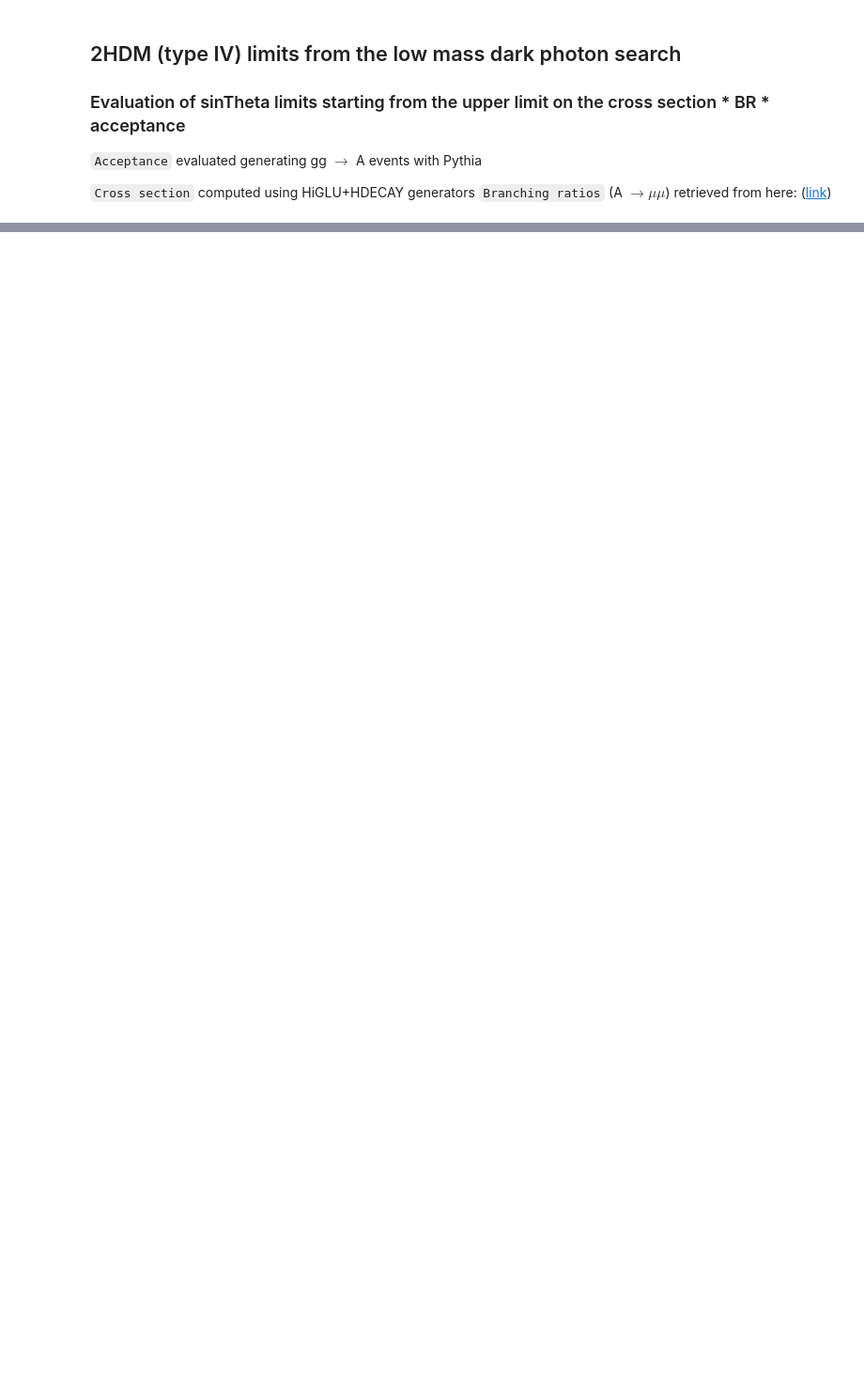
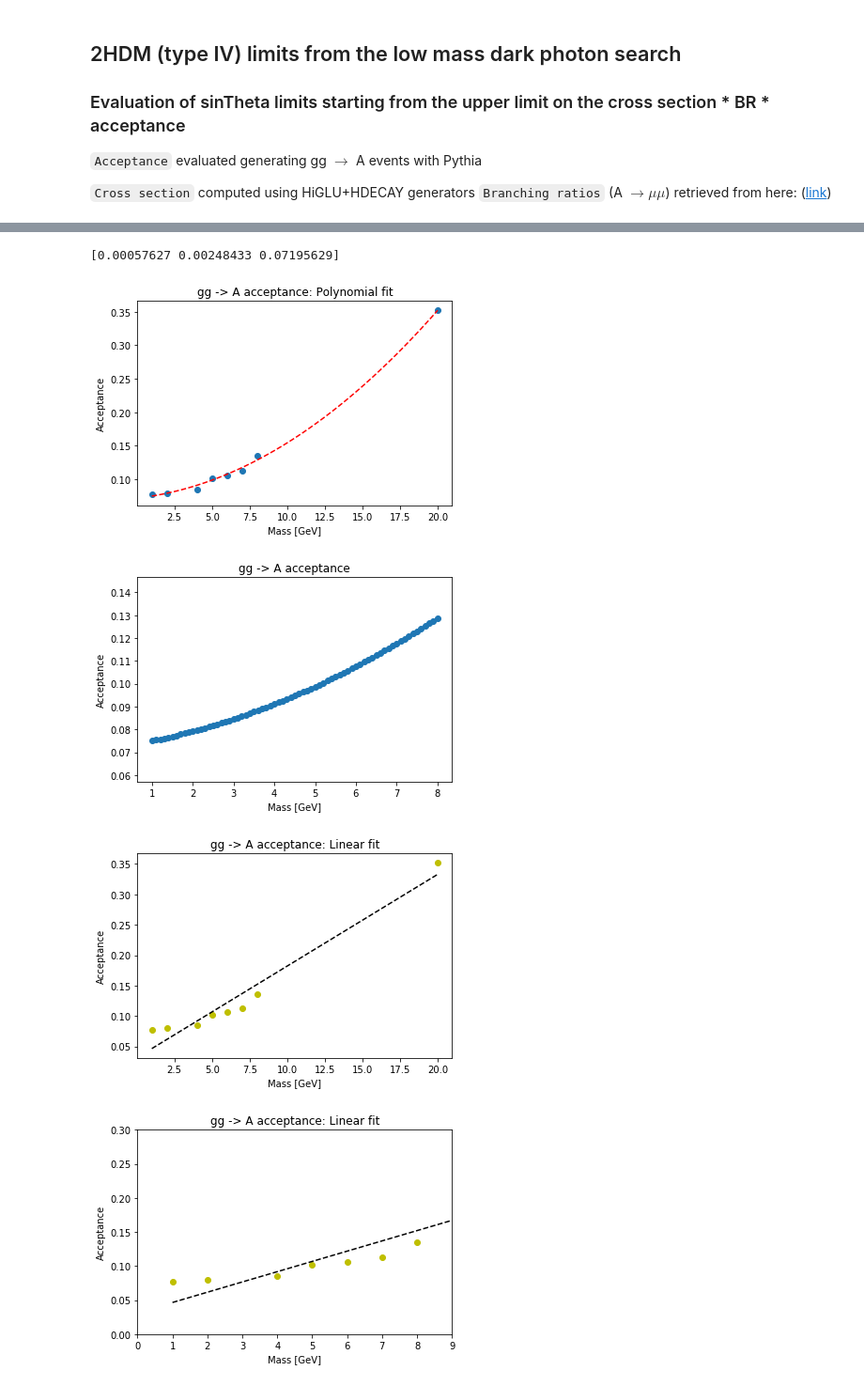
Before and after one commit to elfontan/2HDM_interpretation, a Jupyter notebook: senThetaLimits_2HDM_IV.ipynb, the cells around one changed output, grey strips where cells are left out. Shown at 94% size. Drawn from its saved outputs; the diff is of its cells as text; code cells hidden in the pictures; blank space fills up the shorter version.

```diff
--- a/senThetaLimits_2HDM_IV.ipynb
+++ b/senThetaLimits_2HDM_IV.ipynb
@@ -44,0 +25,73 @@ senTheta_limit
+# %%
+# ACCEPTANCE
+# Checked linear fit
+
+mass = np.array([1., 2., 4., 5., 6., 7., 8., 20.])
+acc_amumu = np.array([0.0774, 0.0798, 0.0847, 0.1017, 0.1061, 0.1132, 0.1355, 0.3518])
+#v_acc = [(1., 0.0774), (2., 0.0798), (4., 0.0847), (5., 0.1017), (6., 0.1061), (7., 0.1132), (8., 0.1355), (20., 0.3518)]
+#v_acc_x = [x[0] for x in v_acc]
+#v_acc_y = [x[1] for x in v_acc]
+#plt.plot(v_acc_x, v_acc_y)
+#plt.scatter(v_acc_x, v_acc_y)
+#plt.plot(mass, acc_amumu)
+
+p = polyfit(mass, acc_amumu, 2)
+print(p)
+x1 = linspace(1,20)
+f1 = polyval(p,x1)
+plt.plot(mass, acc_amumu, 'o')
+plt.plot(x1,f1,'r--')
+plt.xlabel('Mass [GeV]')
+plt.ylabel('Acceptance')
+plt.title('gg -> A acceptance: Polynomial fit')
+plt.show()
+plt.savefig('ggA_acceptance_pol2.pdf')
+plt.savefig('ggA_acceptance_pol2.png')
+
+f_acc_amumu = np.poly1d(p)
+#print(np.poly1d(f_acc_amumu))
+v_acc_amumu = []
+for i in np.arange(start=1, stop=8.1, step=0.1):
+    v_acc_amumu.append(f_acc_amumu(i))
+#print(v_acc_amumu)
+
+v_mass = []
+v_mass = np.arange(start=1, stop=8.1, step=0.1)
+#print(v_mass)
+
+#plt.plot(v_mass, v_acc_amumu)
+plt.scatter(v_mass, v_acc_amumu)
+plt.plot(v_mass, v_acc_amumu)
+plt.xlabel('Mass [GeV]')
+plt.ylabel('Acceptance')
+plt.title('gg -> A acceptance')
+plt.show()
+plt.savefig('ggA_acceptance_tot.pdf')
+plt.savefig('ggA_acceptance_tot.png')
+
+m,q = np.polyfit(mass, acc_amumu, 1)
+plt.plot(mass, acc_amumu, 'yo', mass, m*mass+q, '--k')
+plt.xlabel('Mass [GeV]')
+plt.ylabel('Acceptance')
+plt.title('gg -> A acceptance: Linear fit')
+plt.show()
+plt.savefig('ggA_acceptance_lin.pdf')
+plt.savefig('ggA_acceptance_lin.png')
+
+coef = np.polyfit(mass, acc_amumu, 1)
+poly1d_fn = np.poly1d(coef)
+plt.xlim(0, 9)
+plt.ylim(0, 0.3)
+plt.xlabel('Mass [GeV]')
+plt.ylabel('Acceptance')
+plt.title('gg -> A acceptance: Linear fit')
+plt.plot(mass, acc_amumu, 'yo', mass, poly1d_fn(mass), '--k')
+plt.show()
+plt.savefig('ggA_acceptance_lin_red.pdf')
+plt.savefig('ggA_acceptance_lin_red.png')
+# %% [output]
+[0.00057627 0.00248433 0.07195629]
+[figure, added]
+[figure, added]
+[figure, added]
+[figure, added]
```
Also changed, not shown: parts of 8 cells of this notebook.
